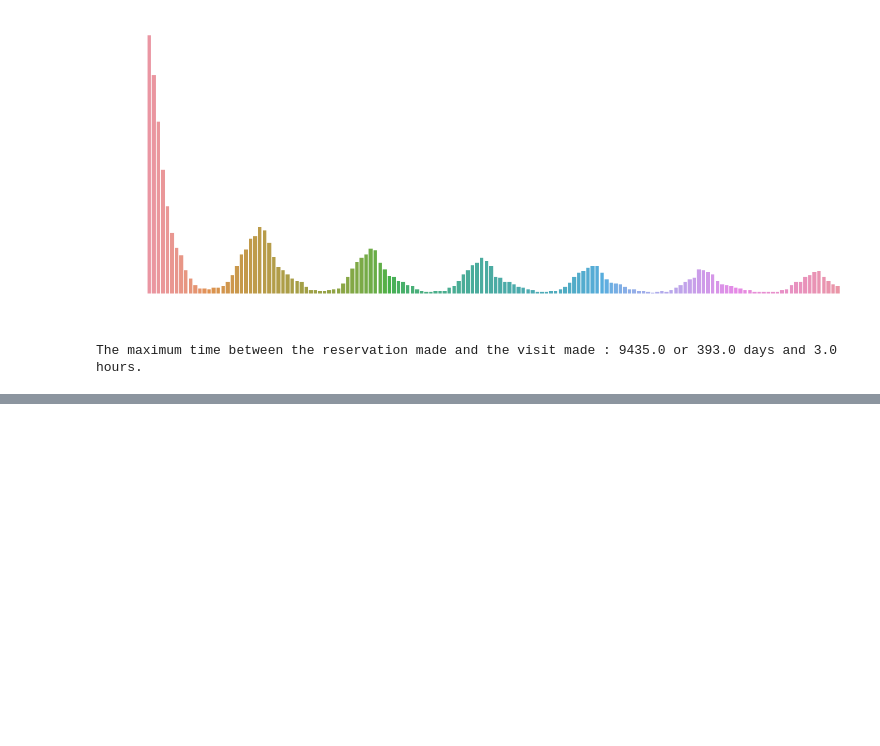
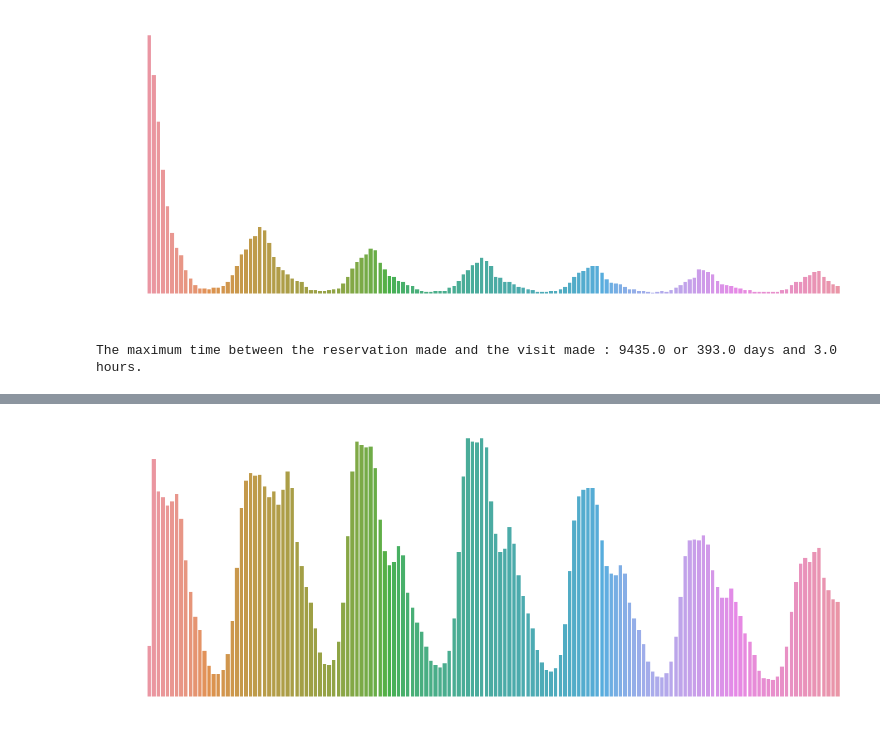
Before and after one commit to Ugenteraan/Be-my-guest---Recruit-Restaurant-EDA, a Jupyter notebook: main.ipynb, the cells around one changed output, grey strips where cells are left out. Saved outputs shown, nothing was run; the diff lists cells and outputs as text; code cells hidden in the pictures; blank space fills up the shorter version.

```diff
--- a/main.ipynb
+++ b/main.ipynb
@@ -541,0 +575,6 @@ From the visualizations, we can see that:
+# %%
+hpg_reserve_df['diff_hour'] = (hpg_reserve_df['visit_datetime'] - hpg_reserve_df['reserve_datetime']).dt.total_seconds()/3600.0 #get the total hours of difference.
+hpg_reserve_df['diff_day'] = (hpg_reserve_df['visit_datetime'] - hpg_reserve_df['reserve_datetime']).dt.days
+# %%
+hpg_reserve_df['diff_hour'] = round(hpg_reserve_df['diff_hour'], 2)
+hpg_reserve_df
@@ -541,0 +595,10 @@ From the visualizations, we can see that:
+# %%
+hpg_reserve_hour_diff_grouped = hpg_reserve_df.groupby('diff_hour', as_index=False).agg({'reserve_visitors':'sum'})
+# %%
+plt.rcParams["figure.figsize"] = (15,6)
+sns.barplot(data=hpg_reserve_hour_diff_grouped[(hpg_reserve_hour_diff_grouped['diff_hour'] < 150.0)], x='diff_hour', y='reserve_visitors')
+plt.xlabel("Hours from reservation to visit.")
+plt.xticks(np.arange(0, 155, 10))
+plt.show()
+# %% [output]
+[figure, added]
```
Also changed, not shown: parts of 14 cells of this notebook.
